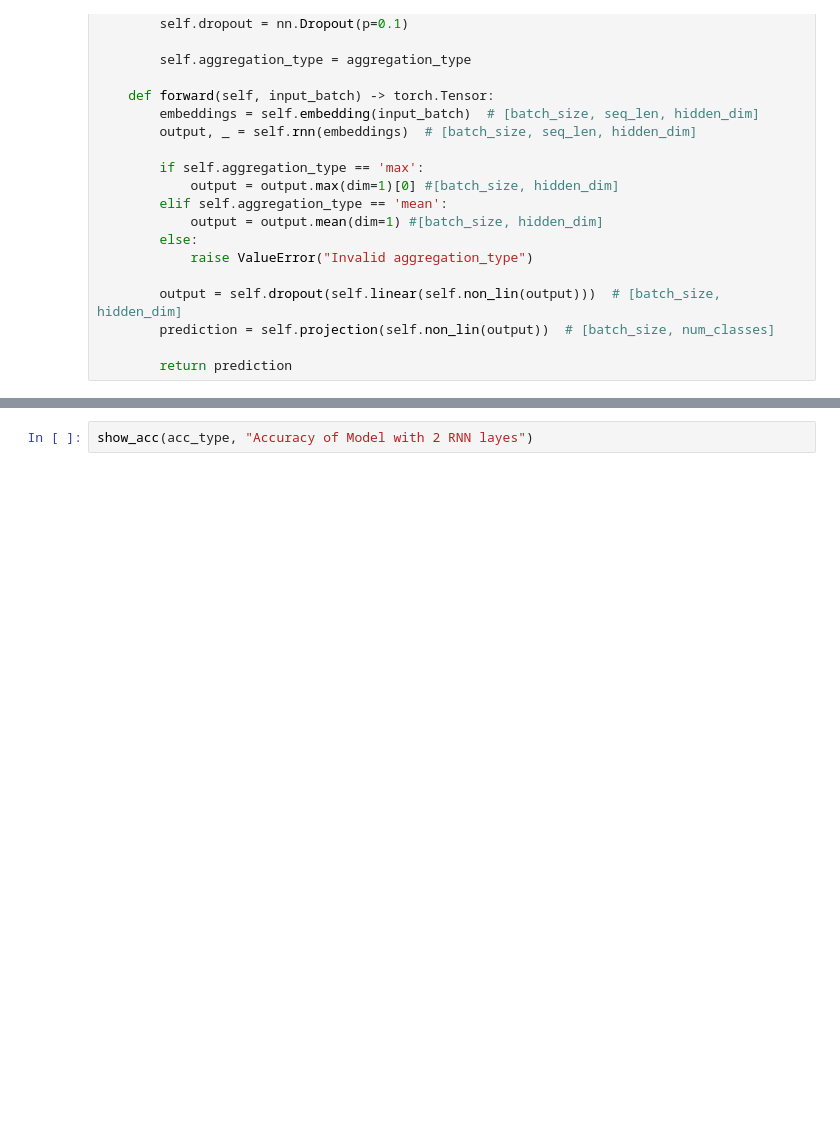
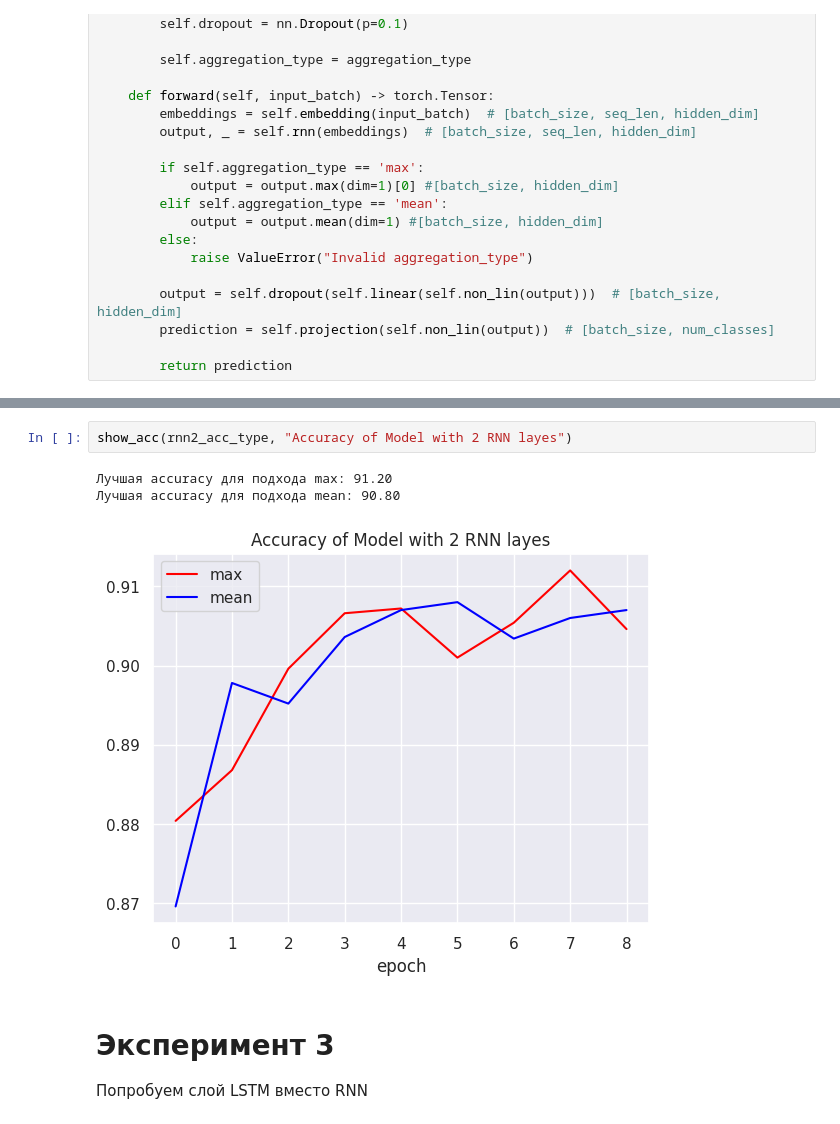
Before and after one commit to 2813/dls-homework, a Jupyter notebook: hw_text_classification.ipynb, the cells around one changed output, grey strips where cells are left out. Saved outputs shown, nothing was run; the diff lists cells and outputs as text; blank space fills up the shorter version.

```diff
--- a/hw_text_classification.ipynb
+++ b/hw_text_classification.ipynb
@@ -429,2 +434,9 @@ show_loss(loss_type, "Losses of Model with 2 RNN layers")
 # %%
-show_acc(acc_type, "Accuracy of Model with 2 RNN layes")
+show_acc(rnn2_acc_type, "Accuracy of Model with 2 RNN layes")
+# %% [output]
+Лучшая accuracy для подхода max: 91.20
+Лучшая accuracy для подхода mean: 90.80
+[figure, added]
+# %% [markdown]
+# Эксперимент 3
+Попробуем слой LSTM вместо RNN
```
Also changed, not shown: parts of 7 cells of this notebook.
